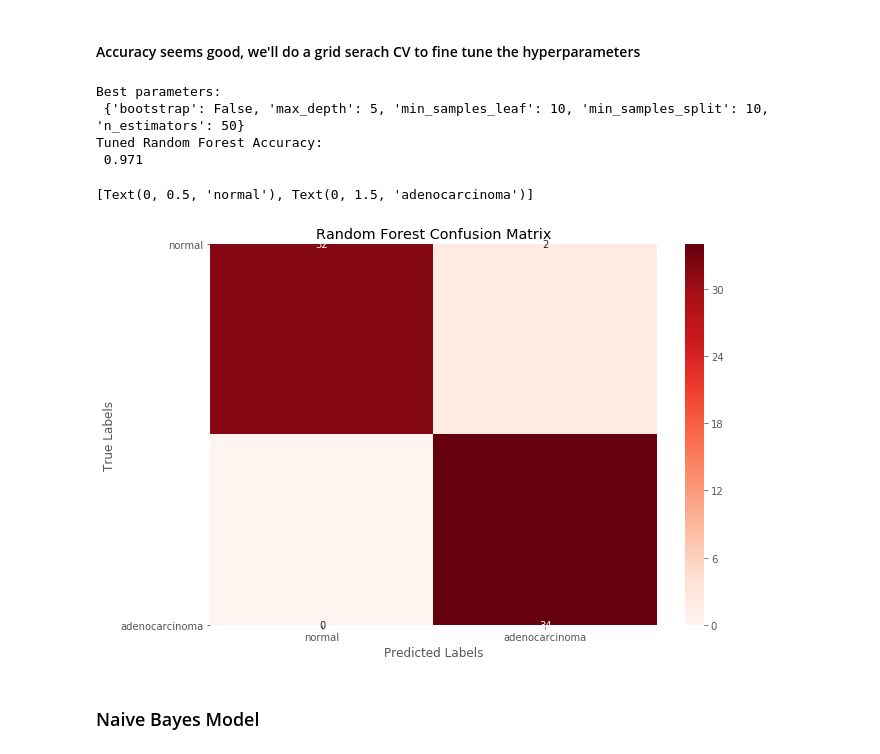
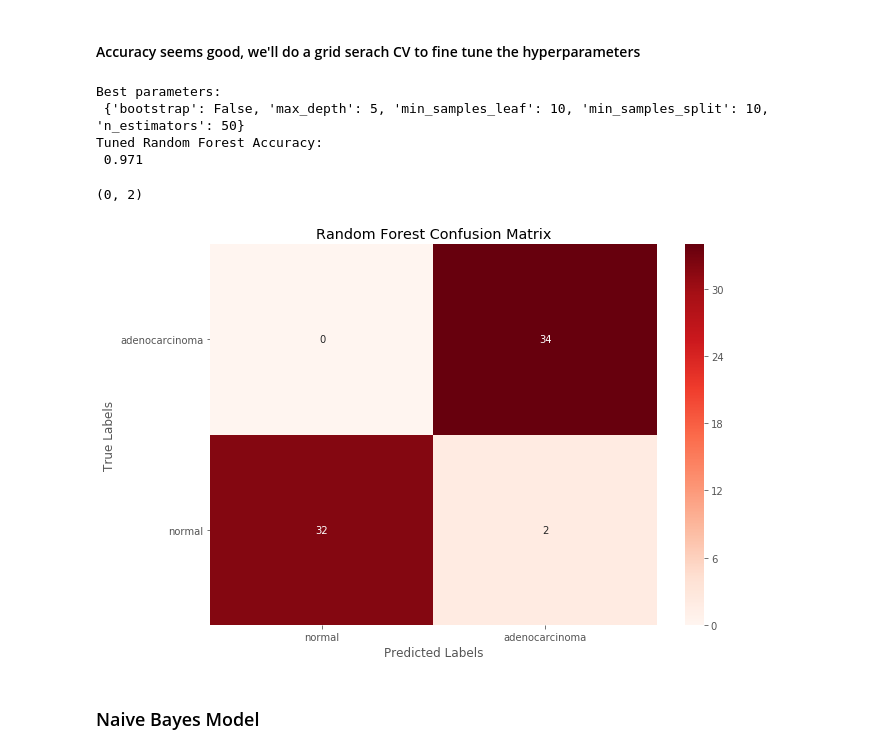
Before and after one commit to phamc4/Genetic_Diagnosis, a Jupyter notebook: Model_Comparisons.ipynb, the cells around one changed output. Drawn from its saved outputs; the diff is of its cells as text; code cells hidden in the pictures.

```diff
--- a/Model_Comparisons.ipynb
+++ b/Model_Comparisons.ipynb
@@ -192,30 +192,31 @@ rf_best = rf_model.best_estimator_
 # %%
 print('Best parameters:\n', rf_model.best_params_)
 
 rf_pred = rf_best.predict(X_test)
 
 print('Tuned Random Forest Accuracy:\n', round(accuracy_score(y_test, rf_pred), 3))
 rf_cm = confusion_matrix(y_test, rf_pred)
 
 fig, ax = plt.subplots(figsize=(10,7))
 
 sns.heatmap(rf_cm, annot=True, ax = ax, cmap='Reds')
 
 #Set axes labels
 ax.set_title('Random Forest Confusion Matrix')
 ax.set_ylabel('True Labels')
 ax.set_xlabel('Predicted Labels')
 
 #Set tick labels
 ax.xaxis.set_ticklabels(target_labels)
 ax.yaxis.set_ticklabels(target_labels, rotation=360)
+ax.set_ylim([0,2])
 # %% [output]
 Best parameters:
  {'bootstrap': False, 'max_depth': 5, 'min_samples_leaf': 10, 'min_samples_split': 10, 'n_estimators': 50}
 Tuned Random Forest Accuracy:
  0.971
-[Text(0, 0.5, 'normal'), Text(0, 1.5, 'adenocarcinoma')]
+(0, 2)
-[figure, old version]
+[figure, new version]
 # %% [markdown]
 ### Naive Bayes Model
 # %%
```
Also changed, not shown: parts of 4 cells of this notebook.
